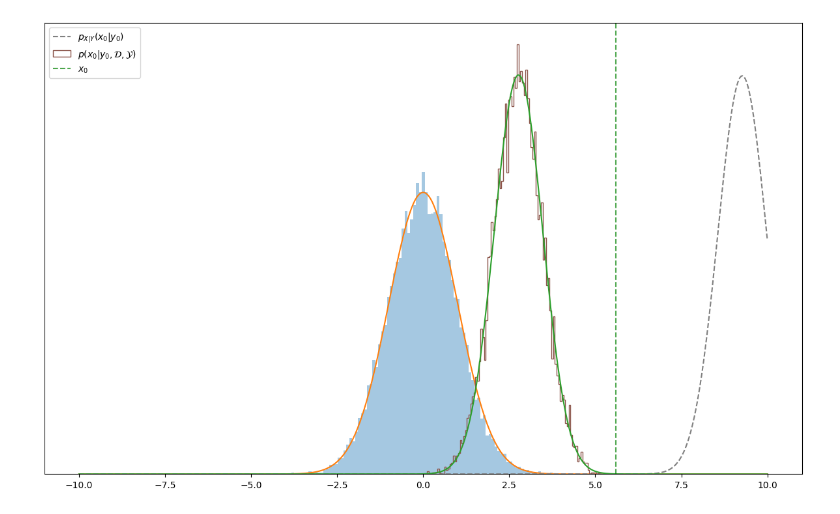
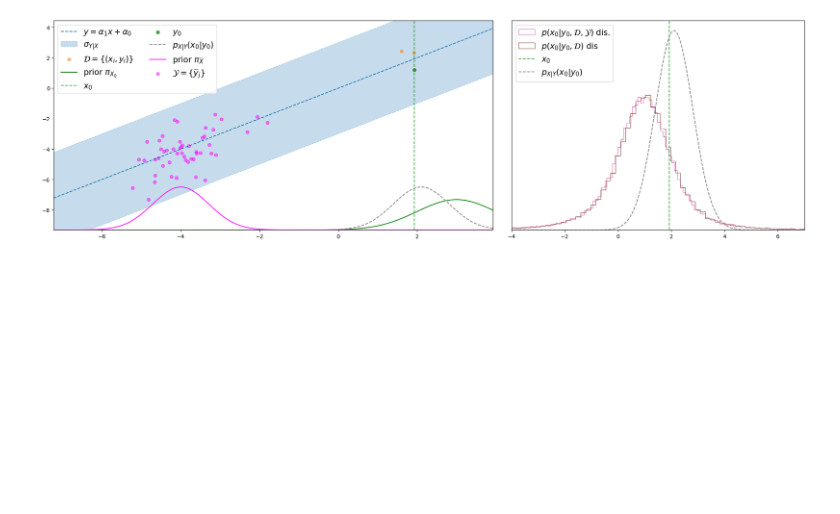
Before and after one commit to ElouanARGOUARCH/experiments, a Jupyter notebook: GRETSI2023/Illustration GRETSI-Semi_supervised.ipynb, the cells around one changed output. Saved outputs shown, nothing was run; the diff lists cells and outputs as text; code cells hidden in the pictures; blank space fills up the shorter version.

```diff
--- a/GRETSI2023/Illustration GRETSI-Semi_supervised.ipynb
+++ b/GRETSI2023/Illustration GRETSI-Semi_supervised.ipynb
@@ -145,18 +139,29 @@ plt.show()
-# %%
-#prior = Uniform(torch.tensor([-range_unif/2]), torch.tensor([range_unif/2]))
-prior = torch.distributions.Normal(0, torch.tensor(1.))
-posterior_log_prob = lambda x: prior.log_prob(x.unsqueeze(-1)).squeeze(-1) + torch.distributions.Normal(f(x), sigma20).log_prob(y0)
-plt.figure(figsize = (15,9))
-ax = plt.subplot()
-plt.hist(DX.numpy(), bins = 100, density = True, alpha = .4)
-plt.plot(tt_post, torch.exp(prior.log_prob(tt_post)))
-plt.plot(tt_post, torch.exp(true_posterior.log_prob(tt_post)),linestyle = '--', label = r'$p_{X|Y}(x_0|y_0)$', color = 'grey')
-plt.hist(X0d, bins = 100, density = True, histtype = 'step', label = r'$p(x_0|y_0,\mathcal{D},\mathcal{Y})$', color = 'C5')
-#plt.hist(X0dssl, bins = 100, density = True, histtype = 'step', label= r'$p(x_0|y_0,\mathcal{D})$', color = 'C6')
-ax.tick_params(left=False,bottom=True,labelleft=False,labelbottom=True)
-plot_1d_unormalized_function(lambda x: torch.exp(posterior_log_prob(x)), bins = 500,show = False)
-plt.axvline(x0.numpy(), color = 'green', alpha = .7, linestyle = '--', label='$x_0$')
-plt.legend()
-plt.show()
-# %% [output]
-[figure, removed]
+# %%
+fig = plt.figure(figsize = (25,7))
+ax = fig.subplots(1, 2, gridspec_kw={'width_ratios': [3, 2]}, squeeze = True)
+tt = torch.linspace(x_min,x_max,300)
+ax[0].set_xlim(x_min,x_max)
+ax[0].plot(tt.numpy(),(alpha[0]*tt+ alpha[1]).numpy(), linestyle = '--', label = r'$y = \alpha_1x+ \alpha_0$', color ='C0')
+ax[0].fill_between(tt.numpy(),(alpha[0]*tt+ alpha[1]).numpy() - 3*torch.sqrt(sigma20).numpy(),(alpha[0]*tt+ alpha[1]).numpy() + 3*torch.sqrt(sigma20).numpy(),linestyle = '--',color = 'C0',alpha = 0.25, label = r'$\sigma_{Y|X}$')
+ax[0].scatter(DX.numpy(), DY.numpy(), alpha =.5, label = r'$\mathcal{D}=\{(x_i,y_i)\}$', color = 'C1')
+ax[0].plot(tt, y_min + 5*torch.exp(inference_prior.log_prob(tt.unsqueeze(-1))), color = 'green', label=r'prior $\pi_{X_0}$')
+ax[0].axvline(x0.numpy(), color = 'green', alpha = .7, linestyle = '--', label='$x_0$')
+ax[0].scatter(x0.repeat(n_y0), y0, color = 'green', alpha = .7, label = r'$y_0$')
+ax[0].plot(tt,y_min+5*torch.exp(posterior.log_prob(tt)),linestyle ='--', label = r'$p_{X|Y}(x_0|y_0)$', color = 'grey')
+ax[0].plot(tt, y_min + 5*torch.exp(prior_unlabeled.log_prob(tt.unsqueeze(-1))), color = 'magenta', label=r'prior $\pi_{\widetilde{X}}$')
+ax[0].scatter(X,Y,color = 'magenta', alpha = .5, label = r'$\mathcal{Y} = \{\widetilde{y}_j\}$')
+ax[0].set_ylim(y_min,y_max)
+ax[0].legend(ncol = 2, fontsize = 15,loc = 'upper left')
+
+tt = torch.linspace(2, 12, 300)
+ax[1].hist(X0dssl, bins = 500, density = True, histtype = 'step', label = r'$p(x_0|y_0,\mathcal{D},\mathcal{Y})$ dis.', color = 'C6')
+ax[1].hist(X0d, bins = 500, density = True, histtype = 'step', label= r'$p(x_0|y_0,\mathcal{D})$ dis', color = 'C5')
+ax[1].axvline(x0.numpy(), color = 'green', alpha = .7, linestyle = '--', label='$x_0$')
+ax[1].plot(tt_post, torch.exp(posterior.log_prob(tt_post)),linestyle = '--', label = r'$p_{X|Y}(x_0|y_0)$', color = 'grey')
+ax[1].tick_params(left=False,bottom=True,labelleft=False,labelbottom=True)
+ax[1].legend(ncol = 1, fontsize = 15,loc = 'upper left')
+ax[1].set_xlim(-4,7)
+plt.subplots_adjust(wspace=0.05, hspace=0)
+plt.show()
+# %% [output]
+[figure, added]
```
Also changed, not shown: parts of 4 cells of this notebook, 2 other files.
